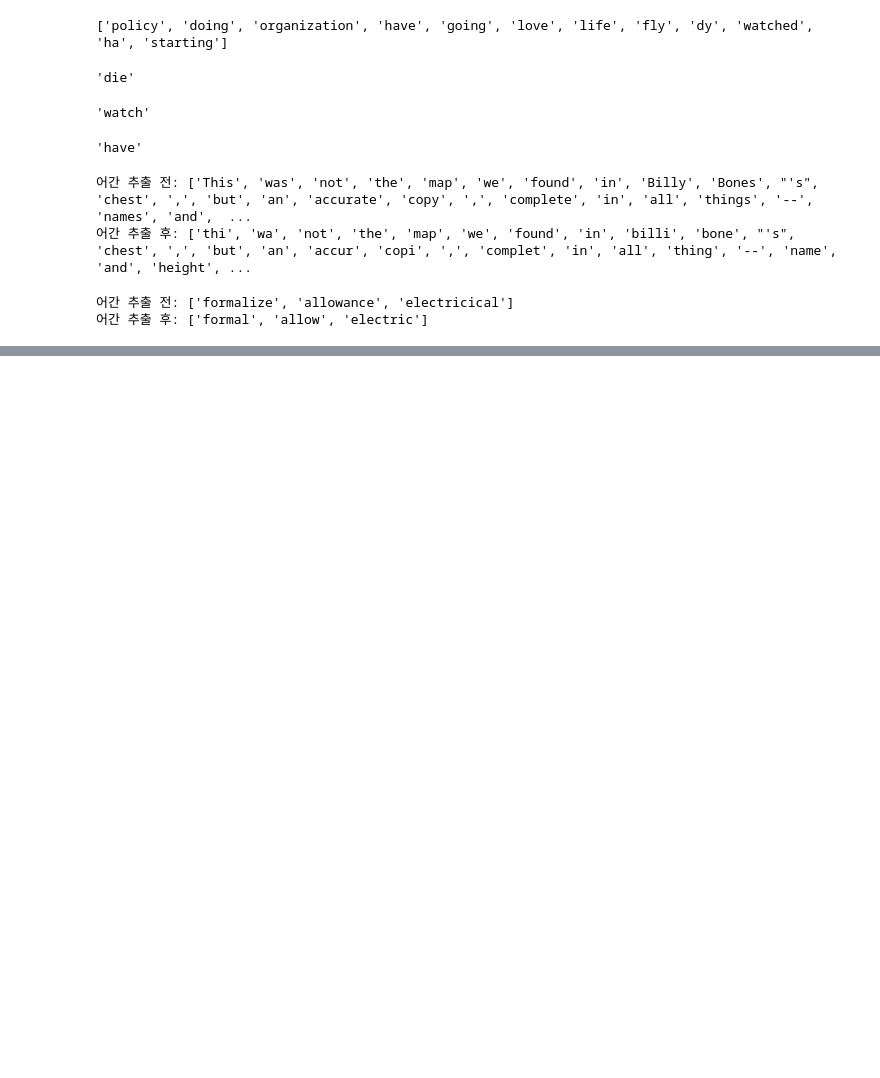
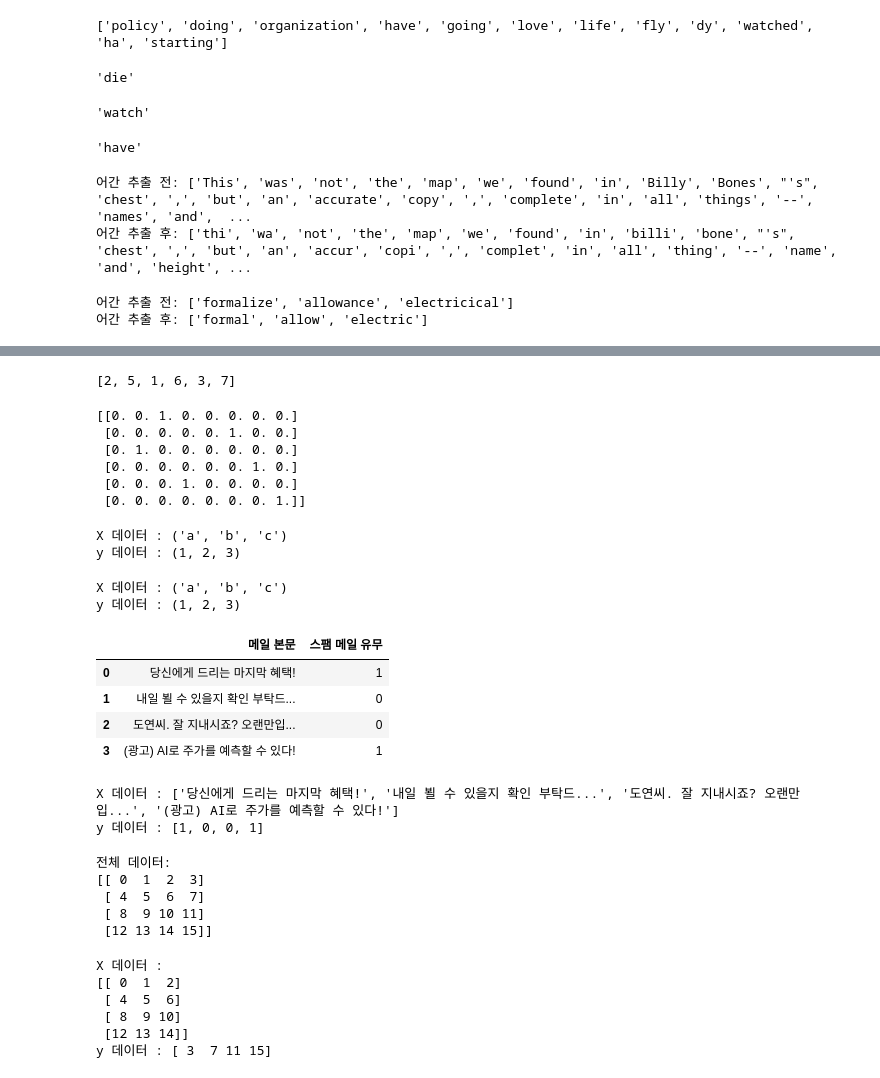
Before and after one commit to jjongseon/sessac, a Jupyter notebook: 자연어처리/자연어.ipynb, the cells around one changed output, grey strips where cells are left out. Saved outputs shown, nothing was run; the diff lists cells and outputs as text; code cells hidden in the pictures; blank space fills up the shorter version.

```diff
--- a/자연어처리/자연어.ipynb
+++ b/자연어처리/자연어.ipynb
@@ -133,0 +571,17 @@ print('어간 추출 후:',[stemmer.stem(word) for word in words])
+# %%
+sub_text = "점심 먹으러 갈래 메뉴는 햄버거 최고야"
+
+encoded = tokenizer.texts_to_sequences([sub_text])[0]
+print(encoded)
+# %% [output]
+[2, 5, 1, 6, 3, 7]
+# %%
+one_hot = to_categorical(encoded)
+print(one_hot)
+# %% [output]
+[[0. 0. 1. 0. 0. 0. 0. 0.]
+ [0. 0. 0. 0. 0. 1. 0. 0.]
+ [0. 1. 0. 0. 0. 0. 0. 0.]
+ [0. 0. 0. 0. 0. 0. 1. 0.]
+ [0. 0. 0. 1. 0. 0. 0. 0.]
+ [0. 0. 0. 0. 0. 0. 0. 1.]]
@@ -133,0 +592,30 @@ print('어간 추출 후:',[stemmer.stem(word) for word in words])
+# %%
+X,y = zip(['a',1],['b',2],['c',3])
+print('X 데이터 :',X)
+print('y 데이터 :',y)
+# %% [output]
+X 데이터 : ('a', 'b', 'c')
+y 데이터 : (1, 2, 3)
+# %%
+sequences = [['a', 1], ['b', 2], ['c', 3]]
+X, y = zip(*sequences)
+print('X 데이터 :',X)
+print('y 데이터 :',y)
+# %% [output]
+X 데이터 : ('a', 'b', 'c')
+y 데이터 : (1, 2, 3)
+# %%
+values = [['당신에게 드리는 마지막 혜택!', 1],
+['내일 뵐 수 있을지 확인 부탁드...', 0],
+['도연씨. 잘 지내시죠? 오랜만입...', 0],
+['(광고) AI로 주가를 예측할 수 있다!', 1]]
+columns = ['메일 본문', '스팸 메일 유무']
+
+df = pd.DataFrame(values, columns=columns)
+df
+# %% [output]
+|  | 메일 본문 | 스팸 메일 유무 |
+| 0 | 당신에게 드리는 마지막 혜택! | 1 |
+| 1 | 내일 뵐 수 있을지 확인 부탁드... | 0 |
+| 2 | 도연씨. 잘 지내시죠? 오랜만입... | 0 |
+| 3 | (광고) AI로 주가를 예측할 수 있다! | 1 |
@@ -133,0 +625,30 @@ print('어간 추출 후:',[stemmer.stem(word) for word in words])
+# %%
+print( 'X 데이터 :',X.to_list())
+print('y 데이터 :', y.to_list())
+# %% [output]
+X 데이터 : ['당신에게 드리는 마지막 혜택!', '내일 뵐 수 있을지 확인 부탁드...', '도연씨. 잘 지내시죠? 오랜만입...', '(광고) AI로 주가를 예측할 수 있다!']
+y 데이터 : [1, 0, 0, 1]
+# %%
+np_array = np.arange(0,16).reshape(4,4)
+print('전체 데이터:')
+print(np_array)
+# %% [output]
+전체 데이터:
+[[ 0  1  2  3]
+ [ 4  5  6  7]
+ [ 8  9 10 11]
+ [12 13 14 15]]
+# %%
+X = np_array[:, :3]
+y = np_array[:,3]
+
+print('X 데이터 :')
+print(X)
+print('y 데이터 :',y)
+# %% [output]
+X 데이터 :
+[[ 0  1  2]
+ [ 4  5  6]
+ [ 8  9 10]
+ [12 13 14]]
+y 데이터 : [ 3  7 11 15]
```
Also changed, not shown: parts of 64 cells of this notebook, 1 other file.
